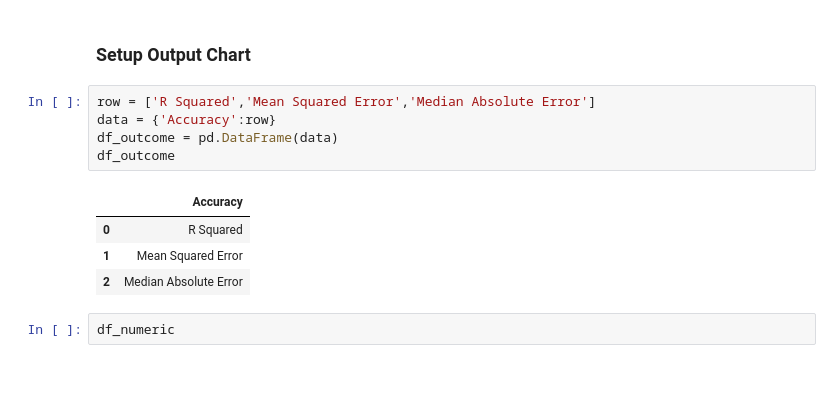
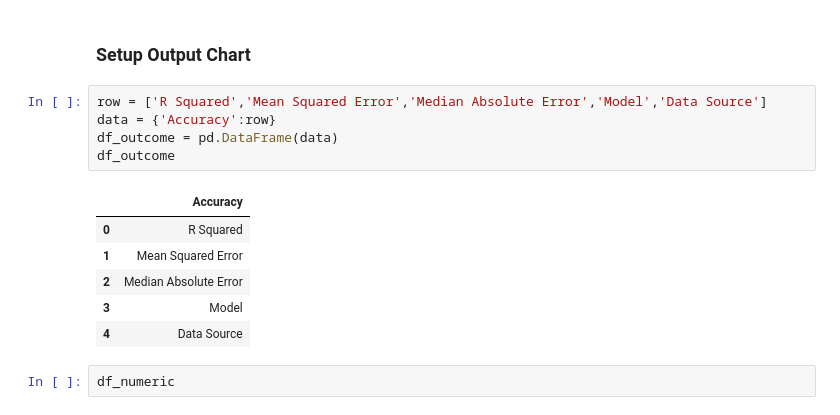
Before and after one commit to lachlanmcinnes/SIT307, a Jupyter notebook: MachineLearning/MachineLearning.ipynb, the cells around one changed output. Drawn from its saved outputs; the diff is of its cells as text; blank space fills up the shorter version.

```diff
--- a/MachineLearning/MachineLearning.ipynb
+++ b/MachineLearning/MachineLearning.ipynb
@@ -170,15 +170,17 @@ def provide_accuracies(y,predictX):
 # %% [markdown]
 ### Setup Output Chart
 # %%
-row = ['R Squared','Mean Squared Error','Median Absolute Error']
+row = ['R Squared','Mean Squared Error','Median Absolute Error','Model','Data Source']
 data = {'Accuracy':row}
 df_outcome = pd.DataFrame(data)
 df_outcome
 # %% [output]
 |  | Accuracy |
 | 0 | R Squared |
 | 1 | Mean Squared Error |
 | 2 | Median Absolute Error |
+| 3 | Model |
+| 4 | Data Source |
 # %%
 df_numeric
 # %% [output]
```
Also changed, not shown: parts of 39 cells of this notebook.
